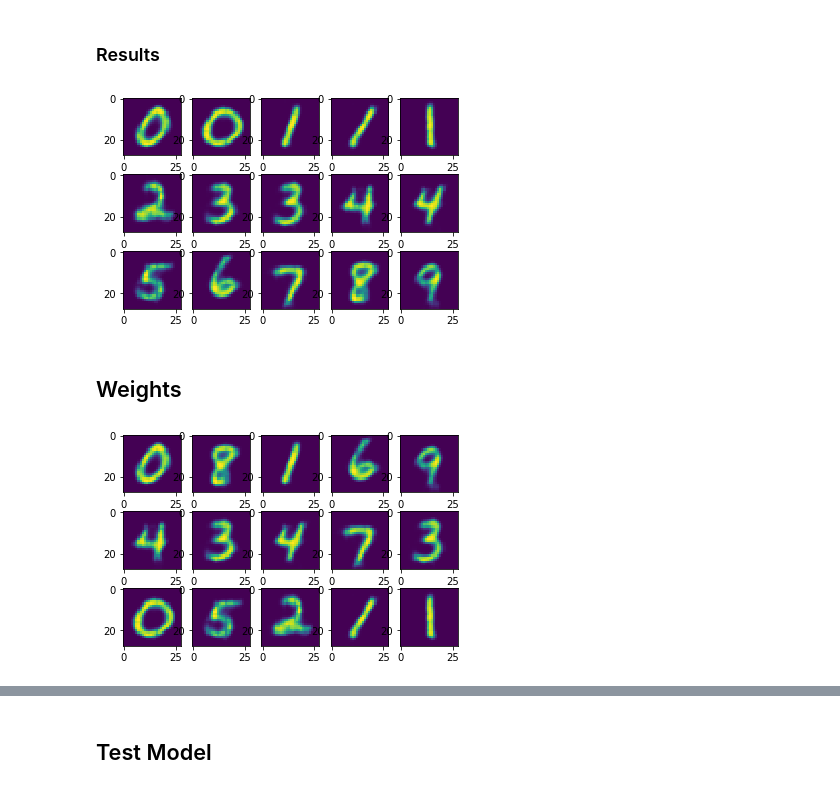
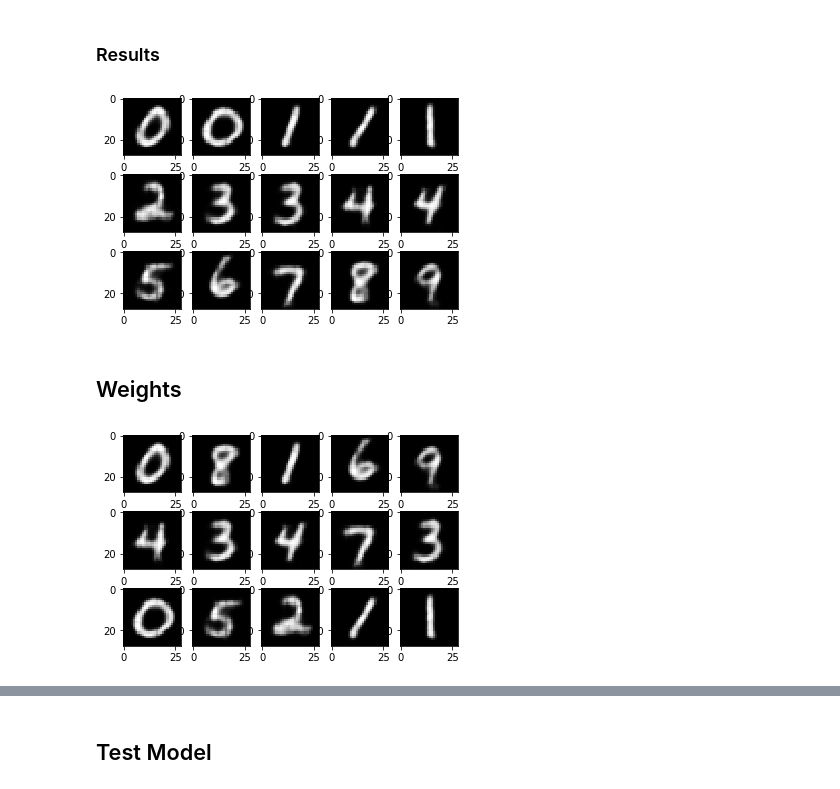
Before and after one commit to Sasafrass/PrototypeDL, a Jupyter notebook: results.ipynb, the cells around one changed output, grey strips where cells are left out. Cells and saved outputs as stored; diff of their text form; code cells hidden in the pictures.

```diff
--- a/results.ipynb
+++ b/results.ipynb
@@ -61,13 +61,17 @@ PrototypeModel(
 # %% [markdown]
 ### Define function for visualization
 # %%
+"""
+input: numpy set of prototypes
+displays all the prototypes in the input
+"""
 def show_prototypes(prototype_set, **kwargs):
     fig, ax = plt.subplots(len(prototype_set)//5 ,5)
     col = 0
     for i, img in enumerate(prototype_set):
         if i % 5 == 0 and i != 0:
             col += 1
-        ax[col,i%5].imshow(img[0])
+        ax[col,i%5].imshow(img[0], cmap='gray')
 # %% [markdown]
 # Standard model
 # %% [markdown]
@@ -77,22 +81,24 @@ def show_prototypes(prototype_set, **kwargs):
 standard_prototypes = standard_model.prototype.get_prototypes()
 standard_prototype_img = standard_model.decoder(standard_prototypes.view(-1, 10, 2, 2))
 # %%
-# show prototypes
+# Get a numerical representation of our prototypes
 _, decoding, (r_1, r_2, c) = standard_model(standard_prototype_img)
 pred = torch.argmax(c, dim=1)
+# Sort the images in accending order
 merged = zip(pred, standard_prototype_img.cpu().detach().numpy())
 mergedlist = list(merged)
 mergedlist.sort(key=lambda x: x[0])
 imgs = np.array([x[1] for x in mergedlist])
+# display prototypes
 show_prototypes(imgs)
 # %% [output]
-[figure, old version]
+[figure, new version]
 # %% [markdown]
 ## Weights
 # %%
-show_prototypes(standard_prototype_img.detach().numpy())
+show_prototypes(standard_prototype_img.cpu().detach().numpy())
 # %% [output]
-[figure, old version]
+[figure, new version]
 # %%
 # Weight matrices
 learned_weights = standard_model.prototype.linear1.weight.cpu().detach().numpy().T
```
Also changed, not shown: parts of 5 cells of this notebook.
